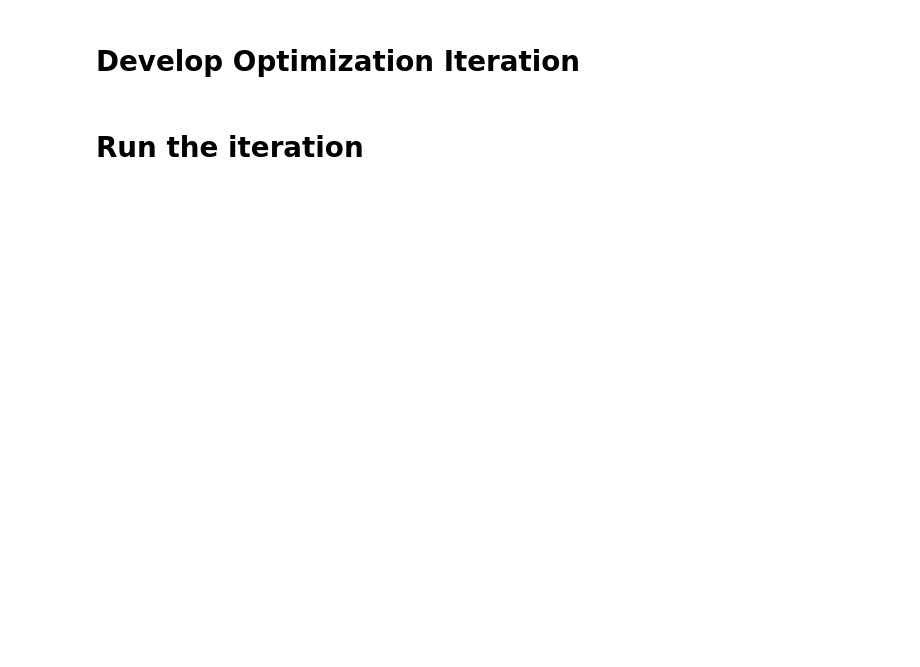
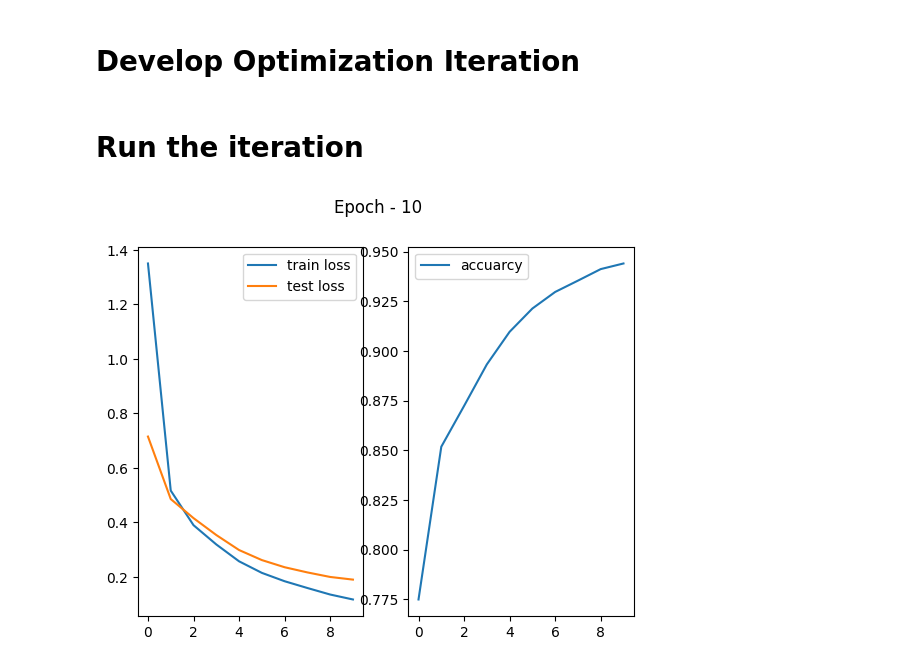
Before and after one commit to taimoon/deep-learning-note, a Jupyter notebook: MNIST CNN.ipynb, the cells around one changed output. Drawn from its saved outputs; the diff is of its cells as text; code cells hidden in the pictures; blank space fills up the shorter version.

```diff
--- a/MNIST CNN.ipynb
+++ b/MNIST CNN.ipynb
@@ -172,3 +161,32 @@ def plot_loss(train_loss_hist,test_loss_hist,acc_hist):
+# %%
+def fn():
+    from IPython.display import clear_output
+
+    model = Digit_Classifier().to(device)
+
+    optimizer = torch.optim.Adam(model.parameters(), lr=max_learning_rate)
+    scheduler = optim.lr_scheduler.OneCycleLR(optimizer,
+                                            max_lr = max_learning_rate,
+                                            steps_per_epoch=len(gan_dataloader),
+                                            epochs=epochs)
+
+    metric_hist = init_metric()
+    for t in range(epochs):
+        loss = train(test_dataloader, model, loss_fn, optimizer,scheduler)
+
+        metric_hist['train']['loss'].append(loss)
+        test_loss,acc = test(train_dataloader, model, loss_fn)
+        metric_hist['test']['loss'].append(test_loss)
+        metric_hist['test']['accuracy'].append(acc)
+
+        clear_output()
+        plot_loss(metric_hist)
+
+    checkpoint_path = "model_checkpoint/mnist_reduced_cnn.pth"
+    save_checkpoint(model,checkpoint_path,metric_hist)
+fn()
+# %% [output]
+[figure, added]
 # %%
 def fn():
     from IPython.display import clear_output
```
Also changed, not shown: parts of 15 cells of this notebook.
